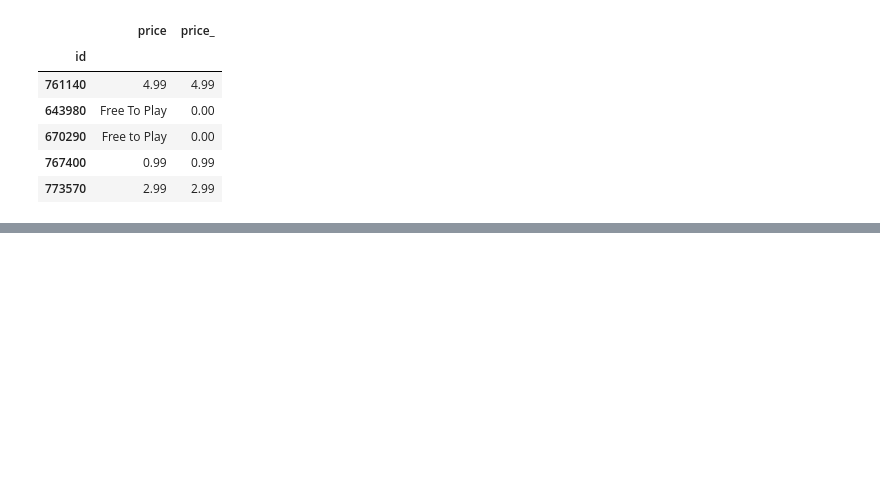
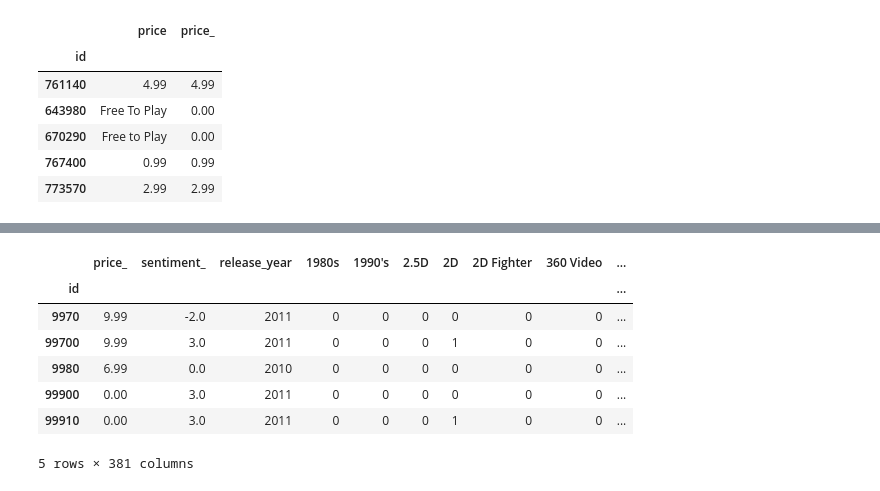
Before and after one commit to GTBelini22/Estudo_Ciencia_de_dados, a Jupyter notebook: Recomendação/Content Based/Prática_Content_Based_Jogos_.ipynb, the cells around one changed output, grey strips where cells are left out. Cells and saved outputs as stored; diff of their text form; code cells hidden in the pictures; blank space fills up the shorter version.

```diff
--- a/Recomendação/Content Based/Prática_Content_Based_Jogos_.ipynb
+++ b/Recomendação/Content Based/Prática_Content_Based_Jogos_.ipynb
@@ -105,0 +156,14 @@ df_features[['price', 'price_']].head()
+# %%
+BASE_FEATURES = ['price_', 'sentiment_', 'release_year']
+df_train = df_features[BASE_FEATURES].merge(df_tags, left_index=True, right_index=True)
+df_train = df_train.merge(df_specs, left_index=True, right_index=True)
+df_train.tail()
+# %% [output]
+|  | price_ | sentiment_ | release_year | 1980s | 1990's | 2.5D | 2D | 2D Fighter | 360 Video | ... |
+| id |  |  |  |  |  |  |  |  |  | ... |
+| 9970 | 9.99 | -2.0 | 2011 | 0 | 0 | 0 | 0 | 0 | 0 | ... |
+| 99700 | 9.99 | 3.0 | 2011 | 0 | 0 | 0 | 1 | 0 | 0 | ... |
+| 9980 | 6.99 | 0.0 | 2010 | 0 | 0 | 0 | 0 | 0 | 0 | ... |
+| 99900 | 0.00 | 3.0 | 2011 | 0 | 0 | 0 | 0 | 0 | 0 | ... |
+| 99910 | 0.00 | 3.0 | 2011 | 0 | 0 | 0 | 1 | 0 | 0 | ... |
+5 rows × 381 columns
```
Also changed, not shown: parts of 4 cells of this notebook.
